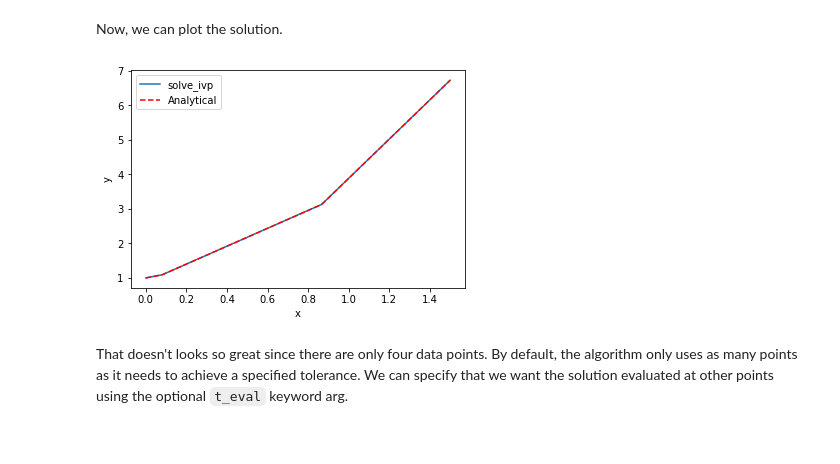
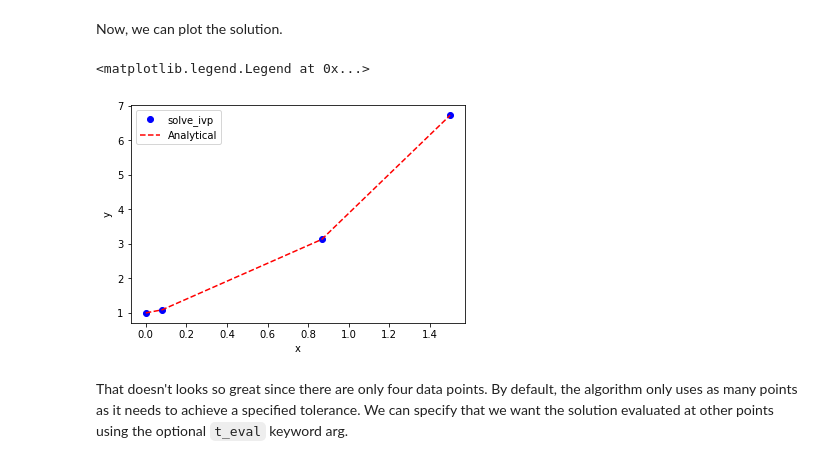
Before and after one commit to jkitchin/f18-06623, a Jupyter notebook: lectures/fode-1.ipynb, the cells around one changed output. Cells and saved outputs as stored; diff of their text form; code cells hidden in the pictures.

```diff
--- a/lectures/fode-1.ipynb
+++ b/lectures/fode-1.ipynb
@@ -29,7 +29,7 @@ Now, we simply evaluate the required integral and use it to compute the value of
 # %%
 a = 0
 b = 3
-x1 = 1
+x1 = 2
 
 def p(x):
     return -x / (x + 2)
@@ -353,13 +425,14 @@ array([ 1.        ,  1.09011474,  3.13086569,  6.73191444])
 # %% [markdown]
 Now, we can plot the solution.
 # %%
-plt.plot(sol.t, sol.y[0], label='solve_ivp')
+plt.plot(sol.t, sol.y[0], 'bo', label='solve_ivp')
 plt.plot(sol.t, sol.t**2 + np.exp(sol.t), 'r--', label='Analytical')
 plt.xlabel('x')
 plt.ylabel('y')
 plt.legend()
 # %% [output]
+<matplotlib.legend.Legend at 0x...>
-[figure, old version]
+[figure, new version]
 # %% [markdown]
 That doesn't looks so great since there are only four data points. By default, the algorithm only uses as many points as it needs to achieve a specified tolerance. We can specify that we want the solution evaluated at other points using the optional `t_eval` keyword arg.
 # %%
```
Also changed, not shown: parts of 28 cells of this notebook.
